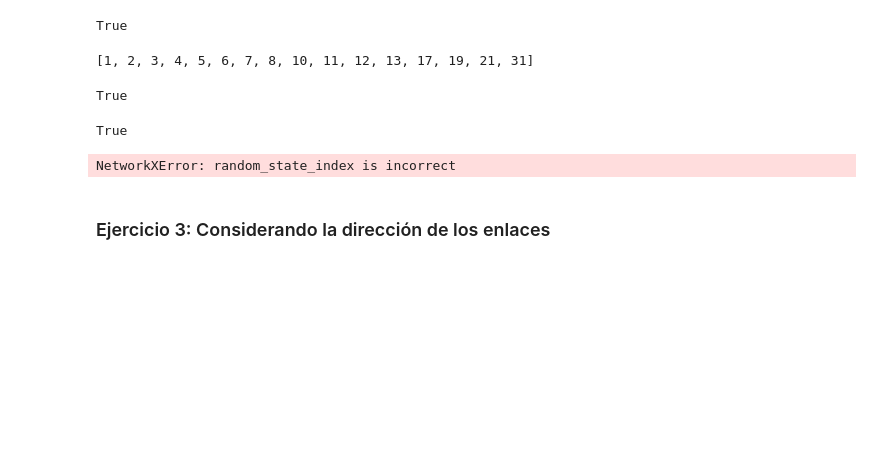
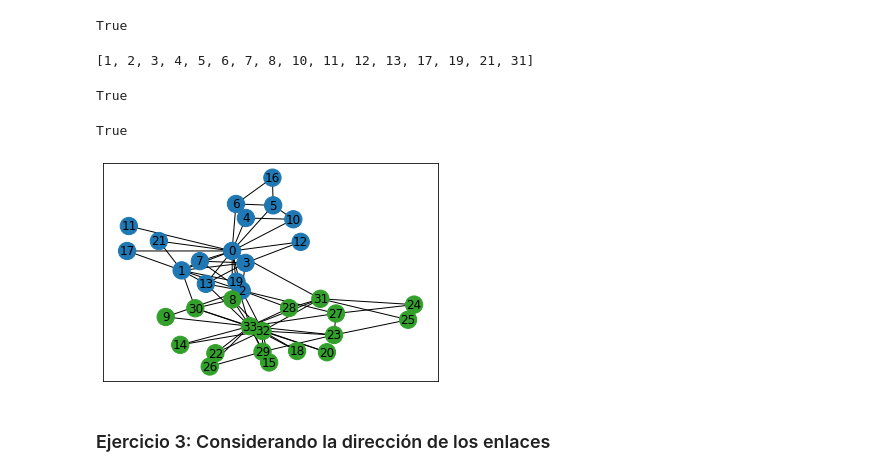
Before and after one commit to lcajachahua/curso-sna, a Jupyter notebook: notebooks/Lab_01.ipynb, the cells around one changed output. Cells and saved outputs as stored; diff of their text form; code cells hidden in the pictures; blank space fills up the shorter version.

```diff
--- a/notebooks/Lab_01.ipynb
+++ b/notebooks/Lab_01.ipynb
@@ -97,9 +101,9 @@ for node_id in G.nodes:
 # %%
 node_colors = [
     '#1f78b4' if G.nodes[v]["club"] == 0
     else '#33a02c' for v in G]
-nx.draw_networkx(G, karate_pos, label=True, node_color=node_color)
+nx.draw_networkx(G, karate_pos, label=True, node_color=node_colors)
 # %% [output]
-NetworkXError: random_state_index is incorrect
+[figure, added]
 # %% [markdown]
 ### Ejercicio 3: Considerando la dirección de los enlaces
```
Also changed, not shown: parts of 7 cells of this notebook, 1 other file.
